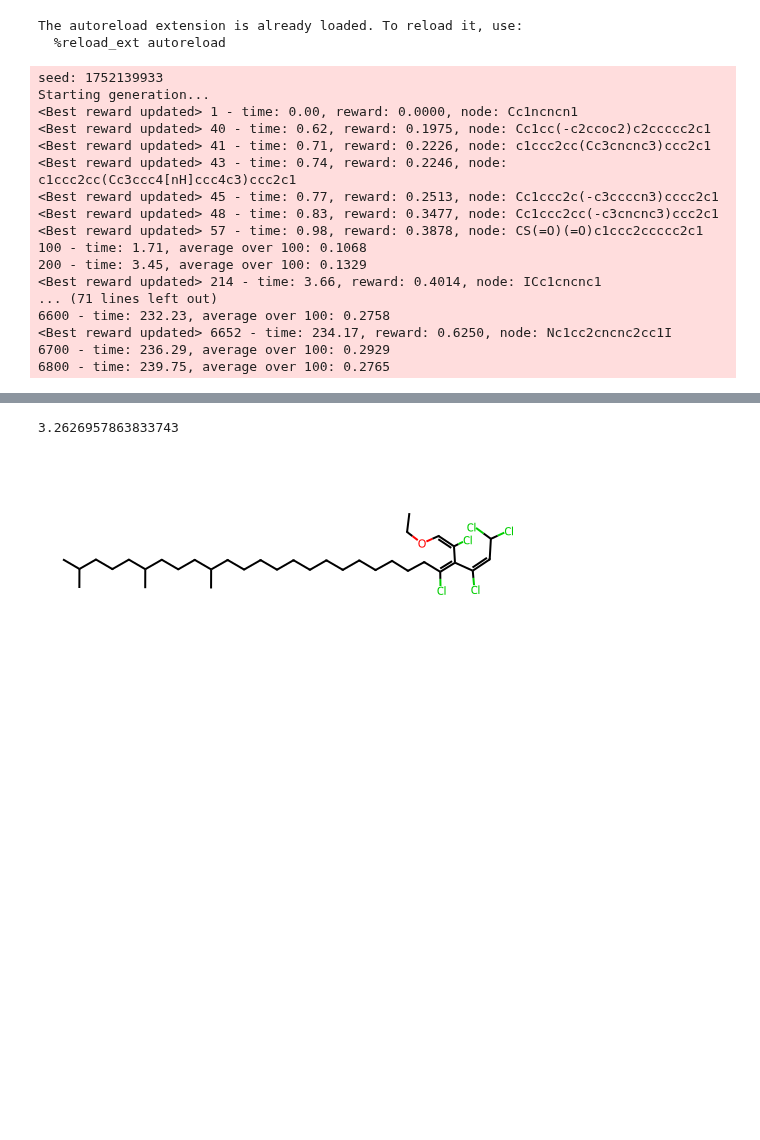
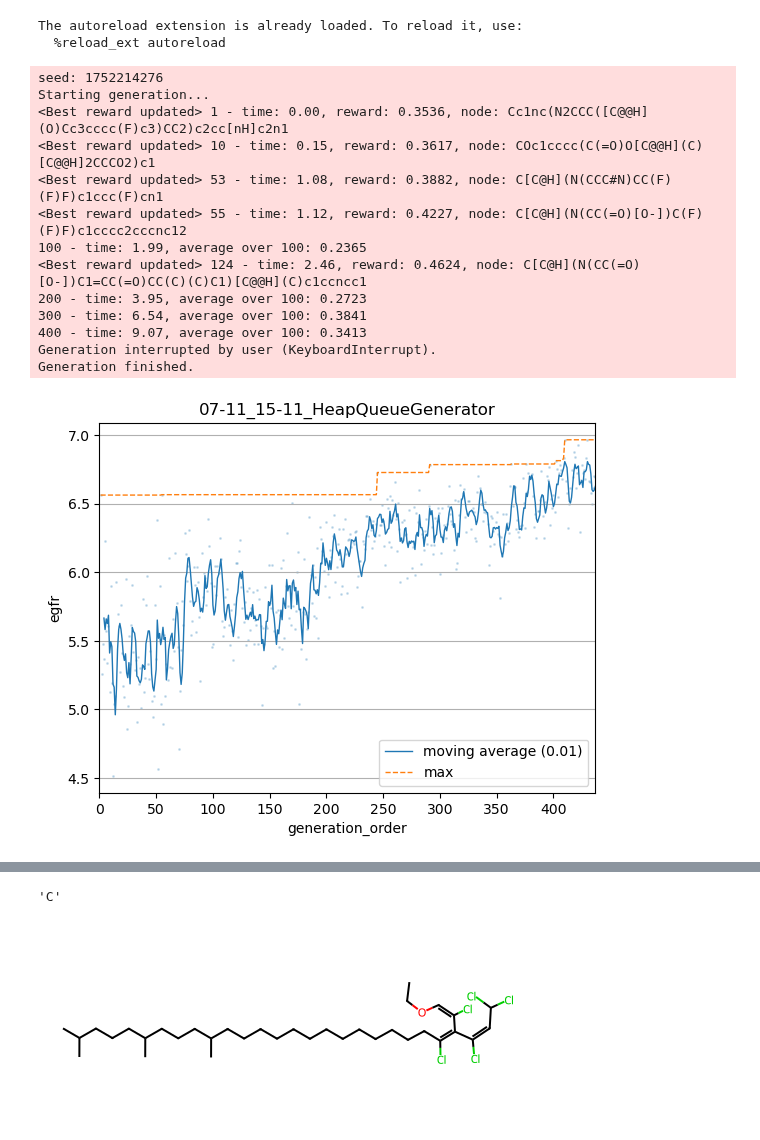
Before and after one commit to molecule-generator-collection/ChemTSv3, a Jupyter notebook: sandbox/generation.ipynb, the cells around one changed output, grey strips where cells are left out. Cells and saved outputs as stored; diff of their text form; code cells hidden in the pictures; blank space fills up the shorter version.

```diff
--- a/sandbox/generation.ipynb
+++ b/sandbox/generation.ipynb
@@ -28,32 +28,30 @@ The autoreload extension is already loaded. To reload it, use:
 # %%
 # start generation
 
 # yaml_path = "config/mcts_helm.yaml"
 # yaml_path = "config/mcts_smiles.yaml"
 # yaml_path = "config/model_test.yaml"
 # yaml_path = "config/mcts_d_score.yaml"
 # yaml_path = "config/mcts_biot5.yaml"
-yaml_path = "config/mcts_smirks.yaml"
+# yaml_path = "config/mcts_smirks.yaml"
+yaml_path = "config/heapq_smiles.yaml"
 
 conf = conf_from_yaml(yaml_path, repo_root)
 generator = generator_from_conf(conf, repo_root)
 generate_and_analyze(generator, conf)
 # queue_generations(c1, c2)
 # %% [output]
-seed: 1752139933
+seed: 1752214276
 Starting generation...
-<Best reward updated> 1 - time: 0.00, reward: 0.0000, node: Cc1ncncn1
-<Best reward updated> 40 - time: 0.62, reward: 0.1975, node: Cc1cc(-c2ccoc2)c2ccccc2c1
-<Best reward updated> 41 - time: 0.71, reward: 0.2226, node: c1ccc2cc(Cc3cncnc3)ccc2c1
-<Best reward updated> 43 - time: 0.74, reward: 0.2246, node: c1ccc2cc(Cc3ccc4[nH]ccc4c3)ccc2c1
-<Best reward updated> 45 - time: 0.77, reward: 0.2513, node: Cc1ccc2c(-c3ccccn3)cccc2c1
-<Best reward updated> 48 - time: 0.83, reward: 0.3477, node: Cc1ccc2cc(-c3cncnc3)ccc2c1
-<Best reward updated> 57 - time: 0.98, reward: 0.3878, node: CS(=O)(=O)c1ccc2ccccc2c1
-100 - time: 1.71, average over 100: 0.1068
-200 - time: 3.45, average over 100: 0.1329
-<Best reward updated> 214 - time: 3.66, reward: 0.4014, node: ICc1cncnc1
-... (71 lines left out)
-6600 - time: 232.23, average over 100: 0.2758
-<Best reward updated> 6652 - time: 234.17, reward: 0.6250, node: Nc1cc2cncnc2cc1I
-6700 - time: 236.29, average over 100: 0.2929
-6800 - time: 239.75, average over 100: 0.2765
+<Best reward updated> 1 - time: 0.00, reward: 0.3536, node: Cc1nc(N2CCC([C@@H](O)Cc3cccc(F)c3)CC2)c2cc[nH]c2n1
+<Best reward updated> 10 - time: 0.15, reward: 0.3617, node: COc1cccc(C(=O)O[C@@H](C)[C@@H]2CCCO2)c1
+<Best reward updated> 53 - time: 1.08, reward: 0.3882, node: C[C@H](N(CCC#N)CC(F)(F)F)c1ccc(F)cn1
+<Best reward updated> 55 - time: 1.12, reward: 0.4227, node: C[C@H](N(CC(=O)[O-])C(F)(F)F)c1cccc2cccnc12
+100 - time: 1.99, average over 100: 0.2365
+<Best reward updated> 124 - time: 2.46, reward: 0.4624, node: C[C@H](N(CC(=O)[O-])C1=CC(=O)CC(C)(C)C1)[C@@H](C)c1ccncc1
+200 - time: 3.95, average over 100: 0.2723
+300 - time: 6.54, average over 100: 0.3841
+400 - time: 9.07, average over 100: 0.3413
+Generation interrupted by user (KeyboardInterrupt).
+Generation finished.
+[figure, added]
@@ -60,7 +67,7 @@ Starting generation...
-# %%
-generator.root.sum_r
-# %% [output]
-3.2626957863833743
+# %%
+str(generator.root)
+# %% [output]
+'C'
 # %%
 from node import MolStringNode
 from language import SELFIES
```
Also changed, not shown: parts of 1 cell of this notebook, 1 other file.
